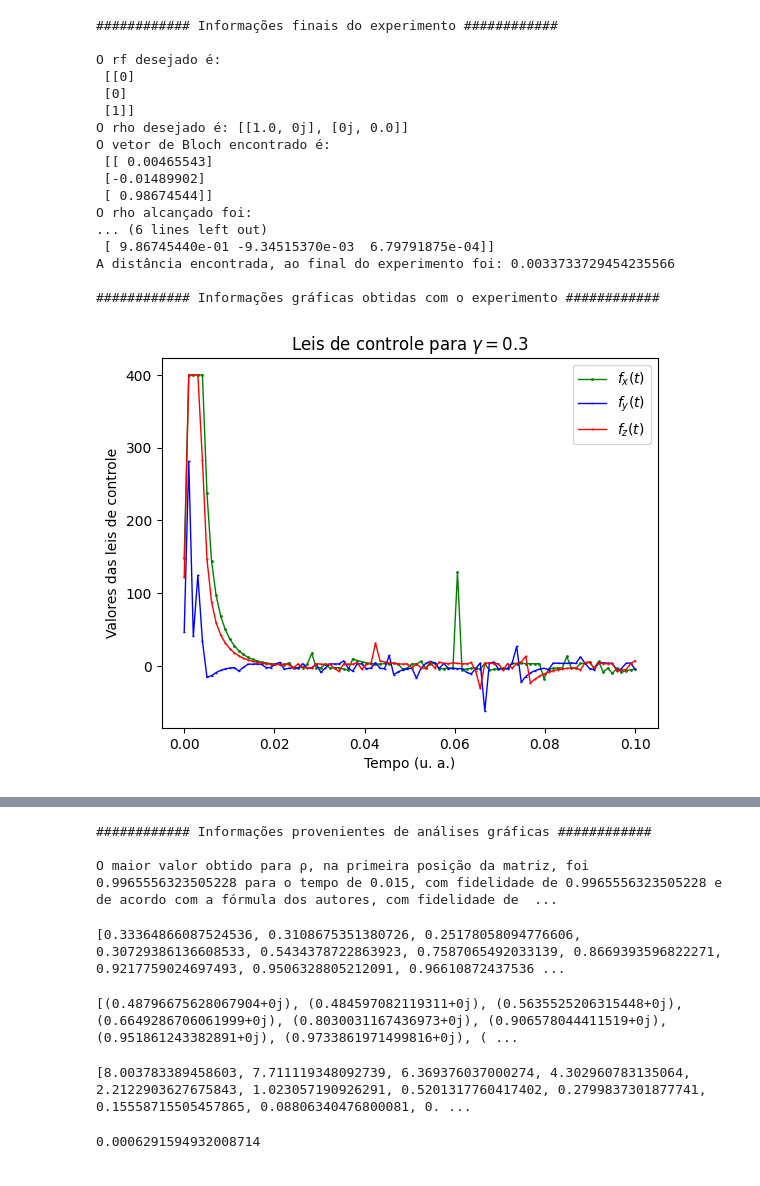
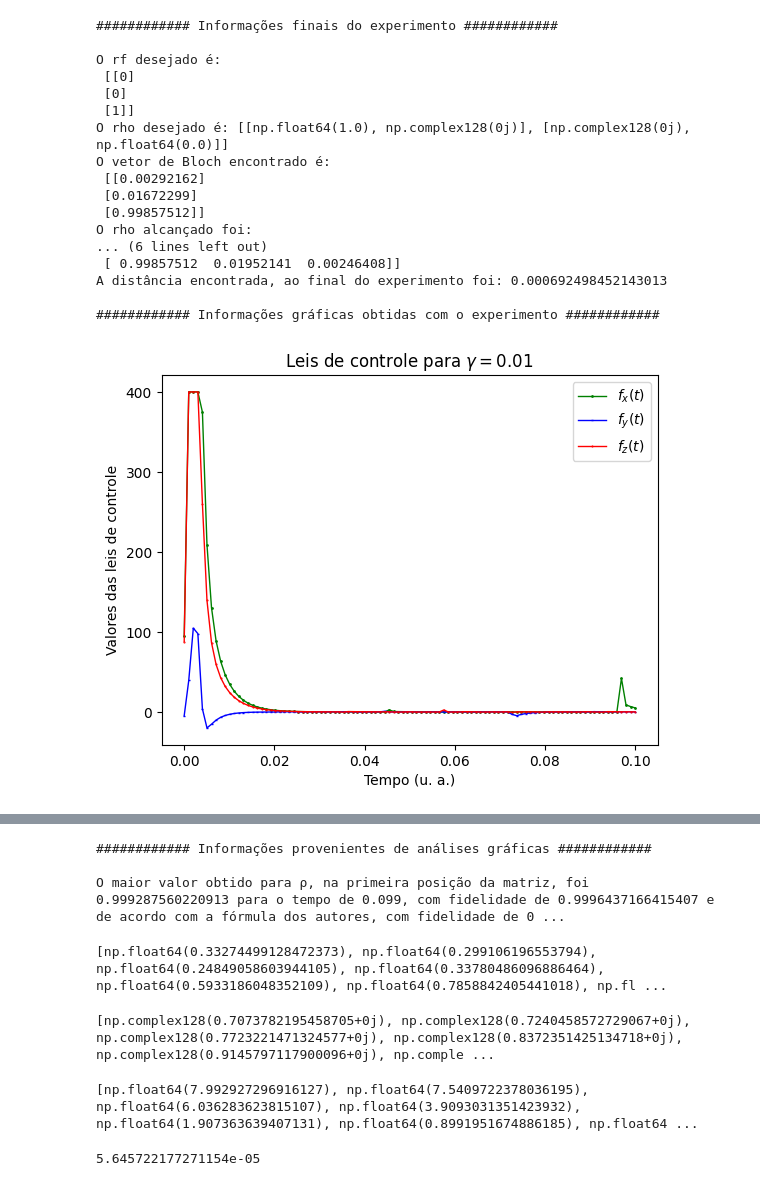
Before and after one commit to GabrielSiqueira1/Lyapunov-Open-Quantum-Systems, a Jupyter notebook: Lyapunov-Gate-Hadamard.ipynb, the cells around one changed output, grey strips where cells are left out. Drawn from its saved outputs; the diff is of its cells as text; code cells hidden in the pictures.

```diff
--- a/Lyapunov-Gate-Hadamard.ipynb
+++ b/Lyapunov-Gate-Hadamard.ipynb
@@ -26,7 +26,8 @@ def lind(u, Ut, Uf, t, lbda):
     Ax = [[0, 0, 0],[0, 0, -1], [0, 1, 0]]
     Ay = [[0, 0, 1],[0, 0, 0], [-1, 0, 0]]
     Az = [[0, -1, 0],[1, 0, 0], [0, 0, 0]]
-    B = [[-2*lbda, 0, 0],[0, -2*lbda, 0], [0, 0, -1*lbda]]
+    B = [[-0.001*lbda, 0, 0],[0, -0.001*lbda, 0], [0, 0, -1.001*lbda]] # Amplitude Damping
+    #B = [[-1.01*lbda, 0, 0],[0, -1.01*lbda, 0], [0, 0, -0.01*lbda]] # Phase Damping
     if t == 0:
         fx=10.28
         fy=10.73
@@ -171,12 +172,12 @@ print(f'O rho desejado é: {pf}')
 h=0.001
 t=0
 i=0
-lbda=0.3
+lbda=0.01
 distance_vector = []
 fx_vector = []
 fy_vector = []
 fz_vector = []
-rho_vector = np.zeros((4,100),dtype=np.complex_)
+rho_vector = np.zeros((4,100),dtype=np.complex128)
 fid_vector = []
 fid_autores = []
 
@@ -193,42 +194,42 @@ while t < 100:
     rho_vector[1][t] = pt[0][1]
     rho_vector[2][t] = pt[1][0]
     rho_vector[3][t] = pt[1][1]
-    fid_vector.append(np.trace(np.sqrt(np.sqrt(pt)*pf*np.sqrt(pt)))**2)
+    fid_vector.append(np.trace(np.sqrt(np.sqrt(pt)*pf*np.sqrt(pt))))
     fid_autores.append((np.trace(np.dot(Ut, np.transpose(Ut)))+np.abs(np.trace(np.dot(np.transpose(Uf), Ut)))**2)/(3*(3+1)))
     t += 1
 
 rt = np.dot(Ut, r0)
 print(f'O vetor de Bloch encontrado é:\n {rt}')
 pt = [[1/2*(1+rt[2][0]), 1/2*(rt[0][0]-1j*rt[1][0])], [1/2*(rt[0][0]+1j*rt[1][0]), 1/2*(1-rt[2][0])]]
 print(f'O rho alcançado foi:\n {pt}')
 print(f'A fidelidade do experimento é de: {np.trace(np.sqrt(np.sqrt(pt)*pf*np.sqrt(pt)))}')
 print(f'A fidelidade do experimento é de (fórmula dos autores do artigo): {(np.trace(np.dot(Ut, np.transpose(Ut)))+np.abs(np.trace(np.dot(np.transpose(Uf), Ut)))**2)/(3*(3+1))}')
 print(f'O vetor U alcançado foi:\n {Ut}')
 print(f'A distância encontrada, ao final do experimento foi: {D}')
 
 print(f"\n############ Informações gráficas obtidas com o experimento ############\n")
 
 leis_controle(fx_vector,fy_vector,fz_vector,t,lbda)
 densidade(rho_vector,t,lbda)
 fidelidade(fid_vector,t,lbda)
 fidelidade(fid_autores,t,lbda)
 distance(distance_vector,t,lbda)
 # %% [output]
 ############ Informações finais do experimento ############
 
 O rf desejado é:
  [[0]
  [0]
  [1]]
-O rho desejado é: [[1.0, 0j], [0j, 0.0]]
+O rho desejado é: [[np.float64(1.0), np.complex128(0j)], [np.complex128(0j), np.float64(0.0)]]
 O vetor de Bloch encontrado é:
- [[ 0.00465543]
- [-0.01489902]
- [ 0.98674544]]
+ [[0.00292162]
+ [0.01672299]
+ [0.99857512]]
 O rho alcançado foi:
 ... (6 lines left out)
- [ 9.86745440e-01 -9.34515370e-03  6.79791875e-04]]
-A distância encontrada, ao final do experimento foi: 0.0033733729454235566
+ [ 0.99857512  0.01952141  0.00246408]]
+A distância encontrada, ao final do experimento foi: 0.000692498452143013
 
 ############ Informações gráficas obtidas com o experimento ############
-[figure, old version]
+[figure, new version]
@@ -248,23 +249,23 @@ print(fr"O maior valor obtido para ρ, na primeira posição da matriz, foi {max
 # %% [output]
 ############ Informações provenientes de análises gráficas ############
 
-O maior valor obtido para ρ, na primeira posição da matriz, foi 0.9965556323505228 para o tempo de 0.015, com fidelidade de 0.9965556323505228 e de acordo com a fórmula dos autores, com fidelidade de  ...
+O maior valor obtido para ρ, na primeira posição da matriz, foi 0.999287560220913 para o tempo de 0.099, com fidelidade de 0.9996437166415407 e de acordo com a fórmula dos autores, com fidelidade de 0 ...
 # %%
 print(fid_autores)
 # %% [output]
-[0.33364866087524536, 0.3108675351380726, 0.25178058094776606, 0.30729386136608533, 0.5434378722863923, 0.7587065492033139, 0.8669393596822271, 0.9217759024697493, 0.9506328805212091, 0.96610872437536 ...
+[np.float64(0.33274499128472373), np.float64(0.299106196553794), np.float64(0.24849058603944105), np.float64(0.33780486096886464), np.float64(0.5933186048352109), np.float64(0.7858842405441018), np.fl ...
 # %%
 print(fid_vector)
 # %% [output]
-[(0.48796675628067904+0j), (0.484597082119311+0j), (0.5635525206315448+0j), (0.6649286706061999+0j), (0.8030031167436973+0j), (0.906578044411519+0j), (0.951861243382891+0j), (0.9733861971499816+0j), ( ...
+[np.complex128(0.7073782195458705+0j), np.complex128(0.7240458572729067+0j), np.complex128(0.7723221471324577+0j), np.complex128(0.8372351425134718+0j), np.complex128(0.9145797117900096+0j), np.comple ...
 # %%
 print(distance_vector)
 # %% [output]
-[8.003783389458603, 7.711119348092739, 6.369376037000274, 4.302960783135064, 2.2122903627675843, 1.023057190926291, 0.5201317760417402, 0.2799837301877741, 0.15558715505457865, 0.08806340476800081, 0. ...
+[np.float64(7.992927296916127), np.float64(7.5409722378036195), np.float64(6.036283623815107), np.float64(3.9093031351423932), np.float64(1.907363639407131), np.float64(0.8991951674886185), np.float64 ...
 # %%
 print(min(distance_vector))
 # %% [output]
-0.0006291594932008714
+5.645722177271154e-05
 # %%
 print(max(fid_autores))
 # %% [output]
```
Also changed, not shown: parts of 2 cells of this notebook, 2 other files.
